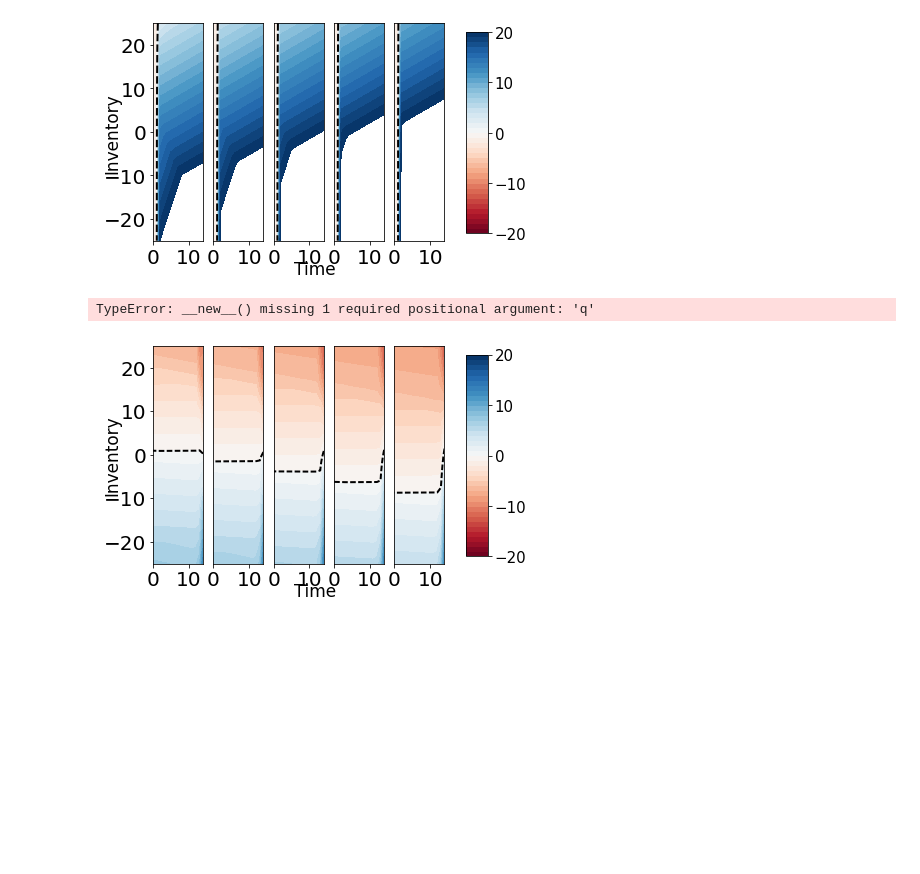
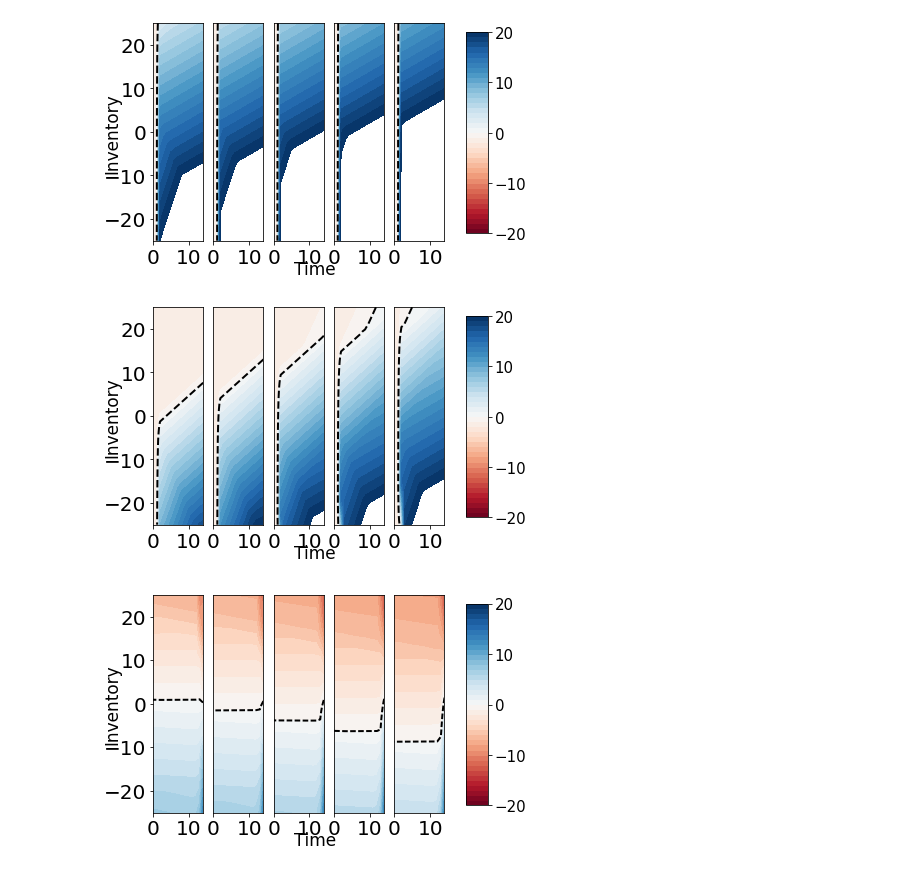
Before and after one commit to p-casgrain/Nash-DQN, a Jupyter notebook: Nash DQN - Final/Visualization.ipynb, the cells around one changed output. Saved outputs shown, nothing was run; the diff lists cells and outputs as text; code cells hidden in the pictures; blank space fills up the shorter version.

```diff
--- a/Nash DQN - Final/Visualization.ipynb
+++ b/Nash DQN - Final/Visualization.ipynb
@@ -76,9 +61,9 @@ heatmap_old(net=nash_agent,t_step=15,q_step=50,p_step=5,t_range=[0,14],
 # %%
 #Output Heatmap when other agent's average inventory is zero
 heatmap_old(net=nash_agent,t_step=15,q_step=50,p_step=5,t_range=[0,14],
-            q_range=[-25,25],p_range=[6,14],nump = num_players, other_agent_inv = 0)
+            q_range=[-25,25],p_range=[6,14],n_agents = num_players, i_val=0, other_agent_inv = 0)
 # %% [output]
-TypeError: __new__() missing 1 required positional argument: 'q'
+[figure, added]
 # %%
 #Output Heatmap when other agent's average inventory is zero
 heatmap_old(net=nash_agent,t_step=15,q_step=50,p_step=5,t_range=[0,14],
```
Also changed, not shown: parts of 2 cells of this notebook, 3 other files.
